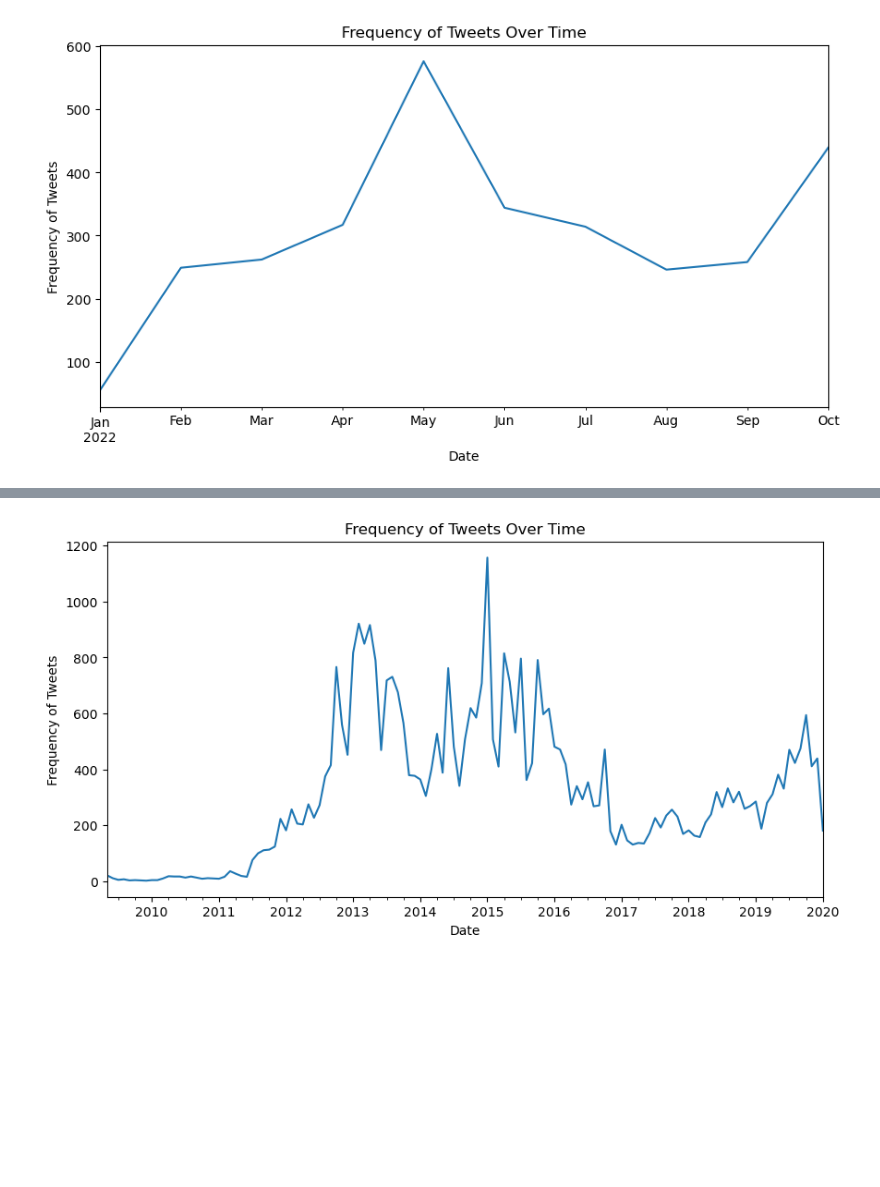
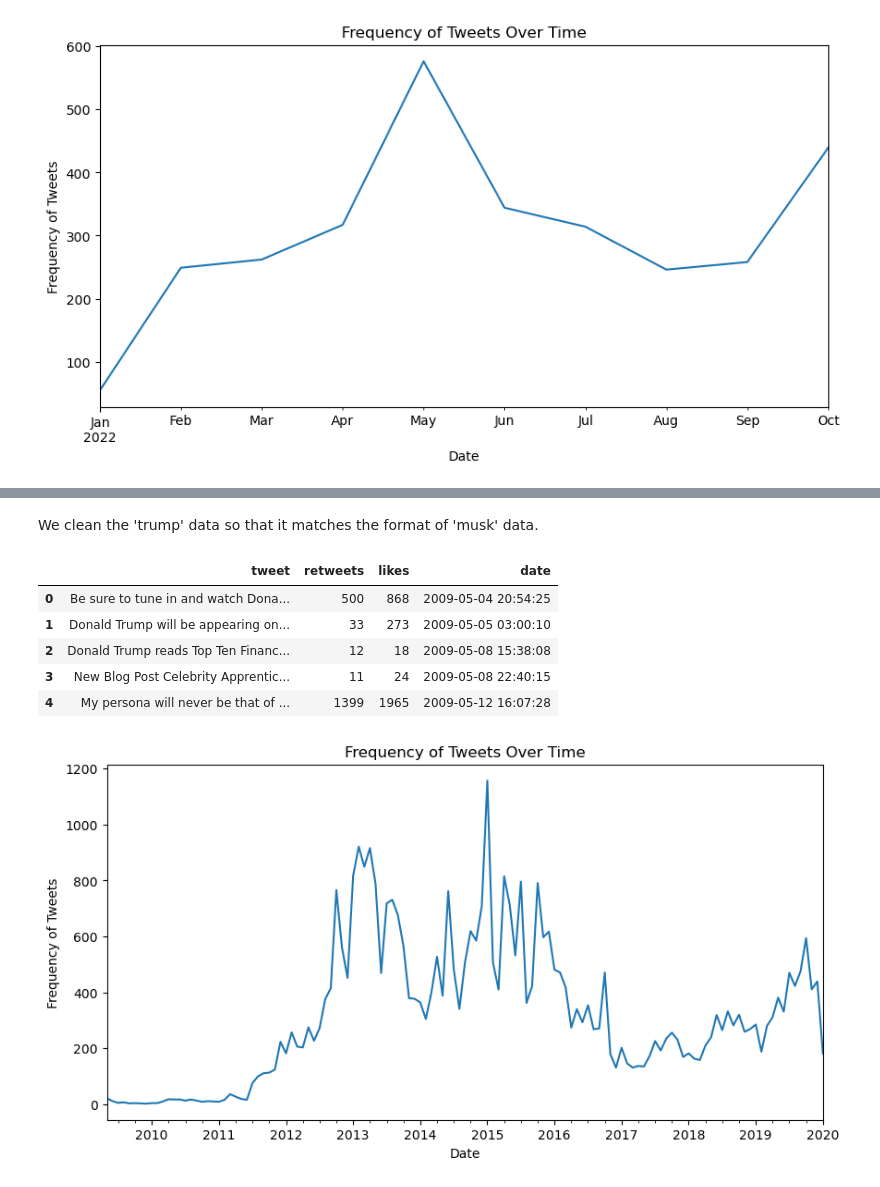
Before and after one commit to Camiladbello/ECON323, a Jupyter notebook: Project323.ipynb, the cells around one changed output, grey strips where cells are left out. Drawn from its saved outputs; the diff is of its cells as text; code cells hidden in the pictures; blank space fills up the shorter version.

```diff
--- a/Project323.ipynb
+++ b/Project323.ipynb
@@ -57,7 +96,7 @@ plt.show()
 # %% [output]
 [figure]
 # %%
-trump = pd.read_csv("trumptweets.csv", parse_dates=["date"])
+trump = pd.read_csv("trumptweets.csv")
 trump.head()
 # %% [output]
 |  | id | link | content | date | retweets | favorites | mentions | hashtags | geo |
@@ -66,4 +105,27 @@ trump.head()
 | 2 | 1737479987 | https://twitter.com/realDonaldTru... | Donald Trump reads Top Ten Financ... | 2009-05-08 15:38:08 | 12 | 18 | NaN | NaN | NaN |
 | 3 | 1741160716 | https://twitter.com/realDonaldTru... | New Blog Post: Celebrity Apprenti... | 2009-05-08 22:40:15 | 11 | 24 | NaN | NaN | NaN |
 | 4 | 1773561338 | https://twitter.com/realDonaldTru... | "My persona will never be that of... | 2009-05-12 16:07:28 | 1399 | 1965 | NaN | NaN | NaN |
+# %% [markdown]
+We clean the 'trump' data so that it matches the format of 'musk' data.
+# %%
+trump['date'] = pd.to_datetime(trump['date'])
+
+# Clean the 'content' column
+trump['content'] = trump['content'].apply(clean_tweet)
+
+# Rename columns
+trump.rename(columns={'content': 'tweet', 'favorites': 'likes'}, inplace=True)
+
+# Select only the required columns
+trump = trump[['tweet', 'retweets', 'likes', 'date']]
+
+# Display the cleaned and updated DataFrame
+trump.head()
+# %% [output]
+|  | tweet | retweets | likes | date |
+| 0 | Be sure to tune in and watch Dona... | 500 | 868 | 2009-05-04 20:54:25 |
+| 1 | Donald Trump will be appearing on... | 33 | 273 | 2009-05-05 03:00:10 |
+| 2 | Donald Trump reads Top Ten Financ... | 12 | 18 | 2009-05-08 15:38:08 |
+| 3 | New Blog Post Celebrity Apprentic... | 11 | 24 | 2009-05-08 22:40:15 |
+| 4 | My persona will never be that of ... | 1399 | 1965 | 2009-05-12 16:07:28 |
 # %%
```
Also changed, not shown: parts of 11 cells of this notebook.
